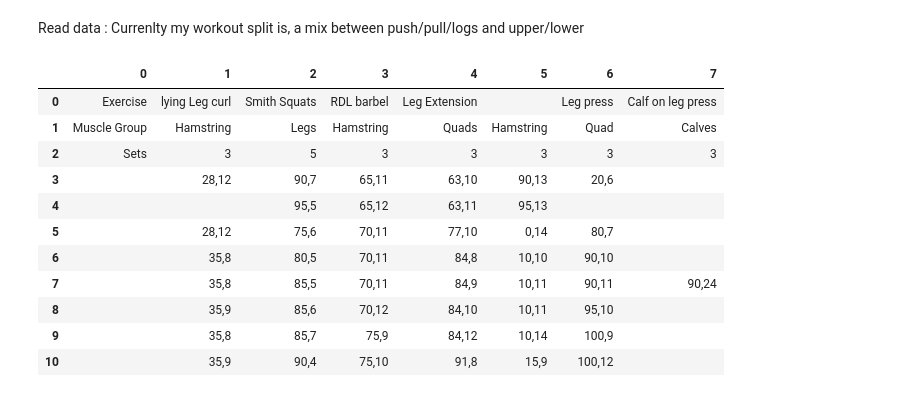
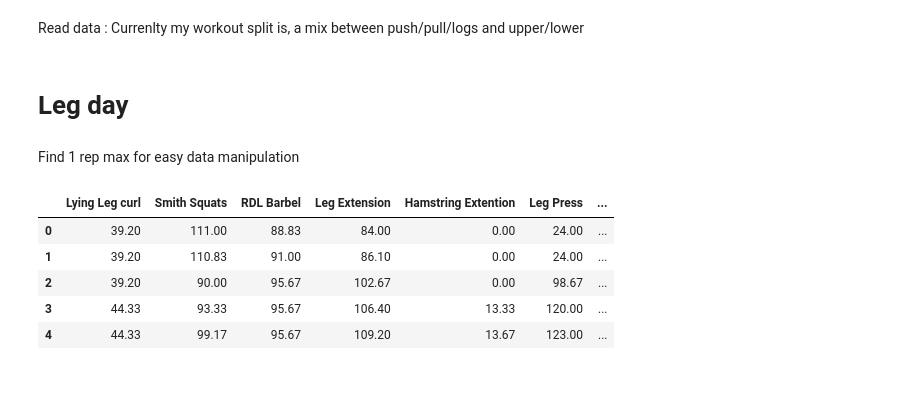
Before and after one commit to henokzion/workout_performance_tracker, a Jupyter notebook: workout_perfomance_tracker.ipynb, the cells around one changed output. Cells and saved outputs as stored; diff of their text form; code cells hidden in the pictures.

Commit message:
Leg day data plot

```diff
--- a/workout_perfomance_tracker.ipynb
+++ b/workout_perfomance_tracker.ipynb
@@ -62,19 +66,37 @@ push_day_df = read_worksheet(push_day)
 pull_day_df = read_worksheet(pull_day)
 lower_body_day_df = read_worksheet(lower_body_day)
 upper_body_day_df = read_worksheet(upper_body_day)
-
-
-leg_day_df
-# %% [output]
-|  | 0 | 1 | 2 | 3 | 4 | 5 | 6 | 7 |
-| 0 | Exercise | lying Leg curl | Smith Squats | RDL barbel | Leg Extension |  | Leg press | Calf on leg press |
-| 1 | Muscle Group | Hamstring | Legs | Hamstring | Quads | Hamstring | Quad | Calves |
-| 2 | Sets | 3 | 5 | 3 | 3 | 3 | 3 | 3 |
-| 3 |  | 28,12 | 90,7 | 65,11 | 63,10 | 90,13 | 20,6 |  |
-| 4 |  |  | 95,5 | 65,12 | 63,11 | 95,13 |  |  |
-| 5 |  | 28,12 | 75,6 | 70,11 | 77,10 | 0,14 | 80,7 |  |
-| 6 |  | 35,8 | 80,5 | 70,11 | 84,8 | 10,10 | 90,10 |  |
-| 7 |  | 35,8 | 85,5 | 70,11 | 84,9 | 10,11 | 90,11 | 90,24 |
-| 8 |  | 35,9 | 85,6 | 70,12 | 84,10 | 10,11 | 95,10 |  |
-| 9 |  | 35,8 | 85,7 | 75,9 | 84,12 | 10,14 | 100,9 |  |
-| 10 |  | 35,9 | 90,4 | 75,10 | 91,8 | 15,9 | 100,12 |  |
+# %% [markdown]
+# Leg day
+# %%
+leg_day_df.columns = leg_day_df.iloc[0]
+leg_day_df.drop([0,1,2], inplace=True)
+# %%
+leg_day_df.drop(columns=['Exercise'], inplace=True)
+leg_day_df.reset_index(drop=True, inplace=True)
+# %% [markdown]
+Find 1 rep max for easy data manipulation
+# %%
+# Function to calculate 1RM using Epley formula
+def calculate_1rm(data):
+  data = data.strip().split(",")
+  if len(data) == 2:
+    weight, reps = data
+    return round(float(weight) * (1 + float(reps) / 30), 2) # 1RM formula
+  else:
+    return None
+
+
+leg_day_1_rep_max = leg_day_df.applymap(calculate_1rm)
+
+leg_day_1_rep_max.ffill(inplace=True)
+leg_day_1_rep_max.bfill(inplace=True)
+
+leg_day_1_rep_max.head()
+# %% [output]
+|  | Lying Leg curl | Smith Squats | RDL Barbel | Leg Extension | Hamstring Extention | Leg Press | ... |
+| 0 | 39.20 | 111.00 | 88.83 | 84.00 | 0.00 | 24.00 | ... |
+| 1 | 39.20 | 110.83 | 91.00 | 86.10 | 0.00 | 24.00 | ... |
+| 2 | 39.20 | 90.00 | 95.67 | 102.67 | 0.00 | 98.67 | ... |
+| 3 | 44.33 | 93.33 | 95.67 | 106.40 | 13.33 | 120.00 | ... |
+| 4 | 44.33 | 99.17 | 95.67 | 109.20 | 13.67 | 123.00 | ... |
```
Also changed, not shown: parts of 5 cells of this notebook.
